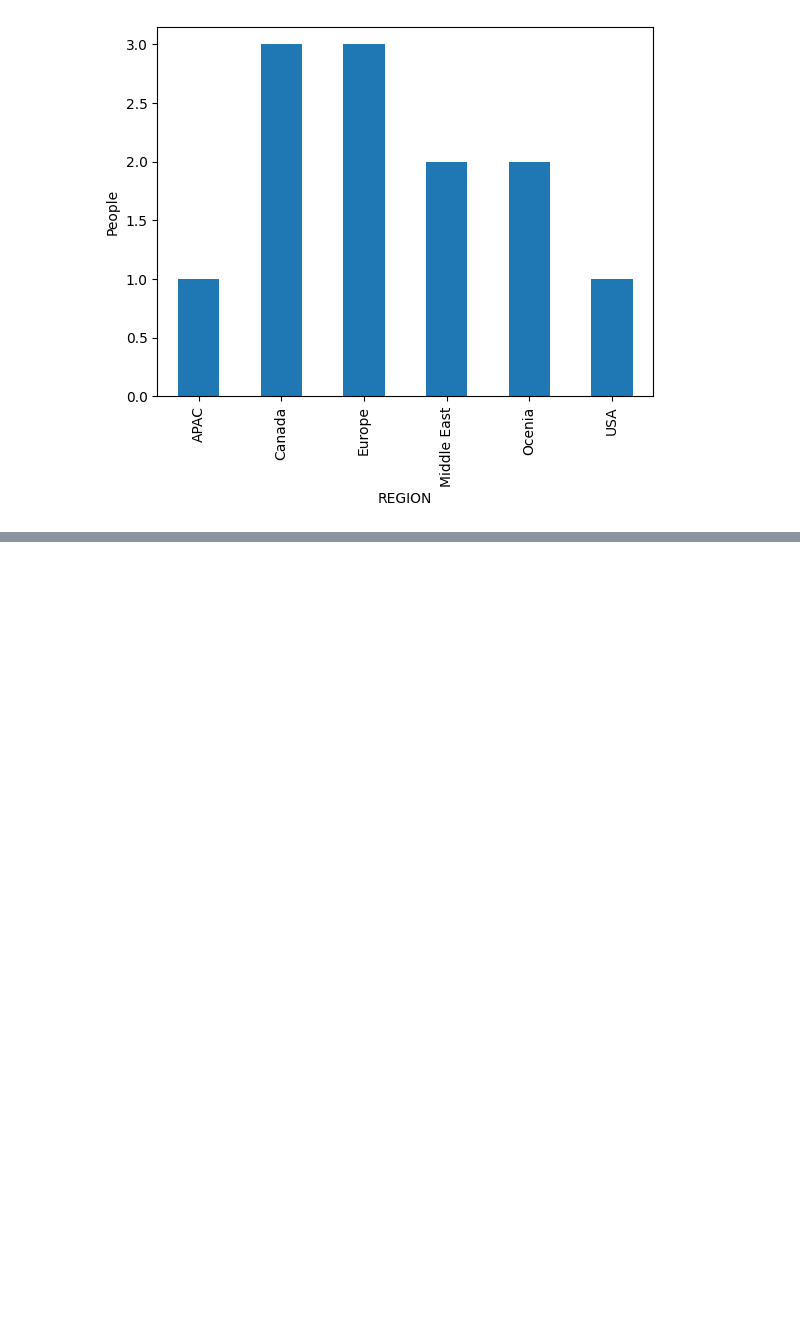
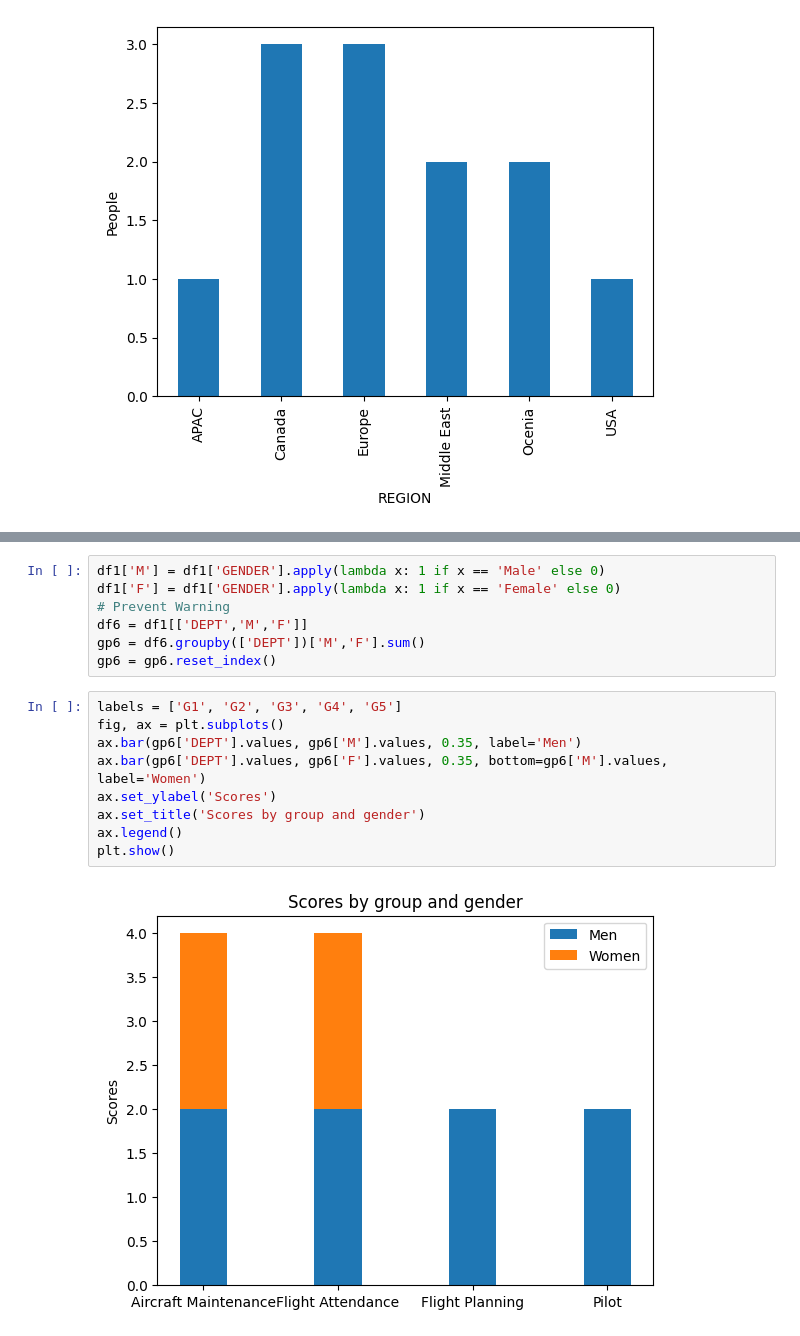
Before and after one commit to devmountaintechfest/hackathon-season2, a Jupyter notebook: main-visualize.ipynb, the cells around one changed output, grey strips where cells are left out. Saved outputs shown, nothing was run; the diff lists cells and outputs as text; blank space fills up the shorter version.

```diff
--- a/main-visualize.ipynb
+++ b/main-visualize.ipynb
@@ -73,0 +69,18 @@ df4.groupby(['REGION'])['EMPID'].count().plot.bar(ylabel='People')
+# %%
+df1['M'] = df1['GENDER'].apply(lambda x: 1 if x == 'Male' else 0)
+df1['F'] = df1['GENDER'].apply(lambda x: 1 if x == 'Female' else 0)
+# Prevent Warning
+df6 = df1[['DEPT','M','F']]
+gp6 = df6.groupby(['DEPT'])['M','F'].sum()
+gp6 = gp6.reset_index()
+# %%
+labels = ['G1', 'G2', 'G3', 'G4', 'G5']
+fig, ax = plt.subplots()
+ax.bar(gp6['DEPT'].values, gp6['M'].values, 0.35, label='Men')
+ax.bar(gp6['DEPT'].values, gp6['F'].values, 0.35, bottom=gp6['M'].values, label='Women')
+ax.set_ylabel('Scores')
+ax.set_title('Scores by group and gender')
+ax.legend()
+plt.show()
+# %% [output]
+[figure, added]
```
Also changed, not shown: parts of 2 cells of this notebook.
